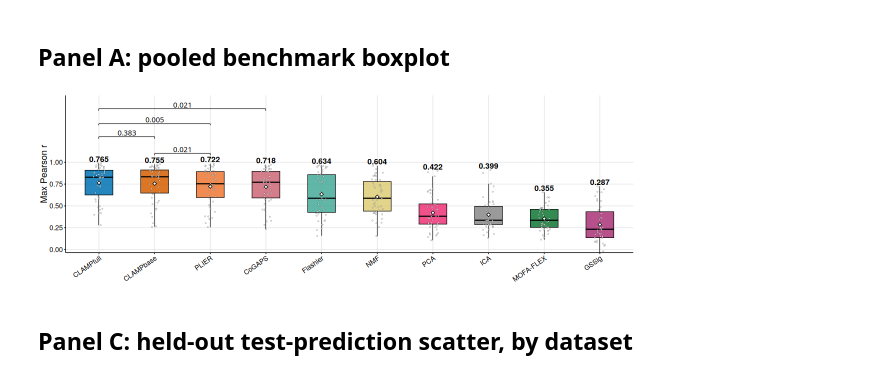
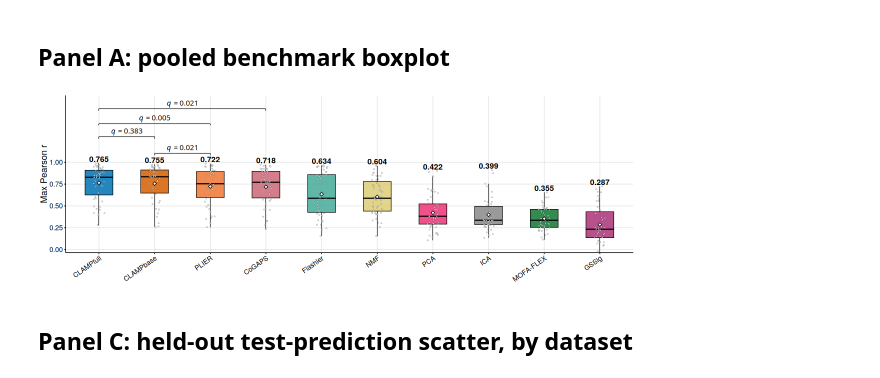
Before and after one commit to miltondp/clamp-analyses, a Jupyter notebook: nbs/99_panels/fig2.executed.ipynb, the cells around one changed output. Drawn from its saved outputs; the diff is of its cells as text; code cells hidden in the pictures.

```diff
--- a/nbs/99_panels/fig2.executed.ipynb
+++ b/nbs/99_panels/fig2.executed.ipynb
@@ -175,13 +132,13 @@ other_methods <- setdiff(method_order, "CLAMPfull")
 
 fmt_q <- function(q) {
   if (q >= 0.001) {
-    sprintf('"%.3f"', q)
+    sprintf('italic(q) == %.3f', q)
   } else {
     e_str    <- formatC(q, format = "e", digits = 1)
     parts    <- strsplit(e_str, "e")[[1]]
     mantissa <- trimws(parts[1])
     exp_val  <- as.integer(parts[2])
-    sprintf('%s%%*%%10^{%d}', mantissa, exp_val)
+    sprintf('italic(q) == %s%%*%%10^{%d}', mantissa, exp_val)
   }
 }
 
@@ -273,34 +230,34 @@ plot_A <- ggplot(long_box, aes(method, cor, fill = method)) +
 for (i in seq_len(nrow(comp_ord))) {
   row <- comp_ord[i, ]
   y   <- y_base + (row$tier - 1) * y_step
 
   if (
     (row$a == "CLAMPfull" & row$b == "CLAMPbase") |
     (row$a == "CLAMPbase" & row$b == "CLAMPfull")
   ) {
     y <- y + 0.02
   }
 
   lbl <- fmt_q(row$q)
 
   plot_A <- plot_A +
     annotate("segment", x = row$left,  xend = row$left,  y = y,       yend = y + h, linewidth = 0.25) +
     annotate("segment", x = row$left,  xend = row$right, y = y + h, yend = y + h, linewidth = 0.25) +
     annotate("segment", x = row$right, xend = row$right, y = y,       yend = y + h, linewidth = 0.25) +
     annotate("text",
              x = (row$left + row$right) / 2,
              y = y + h + 0.015,
              label = lbl,
              size = 3.0,
              vjust = 0,
              parse = TRUE,
              family = "sans")
 }
 
 options(repr.plot.width = 10, repr.plot.height = 3.2)
 print(plot_A)
 # %% [output]
-[figure, old version]
+[figure, new version]
 # %% [markdown]
 ## Panel C: held-out test-prediction scatter, by dataset
 # %%
```
Also changed, not shown: parts of 3 cells of this notebook, 9 other files.
